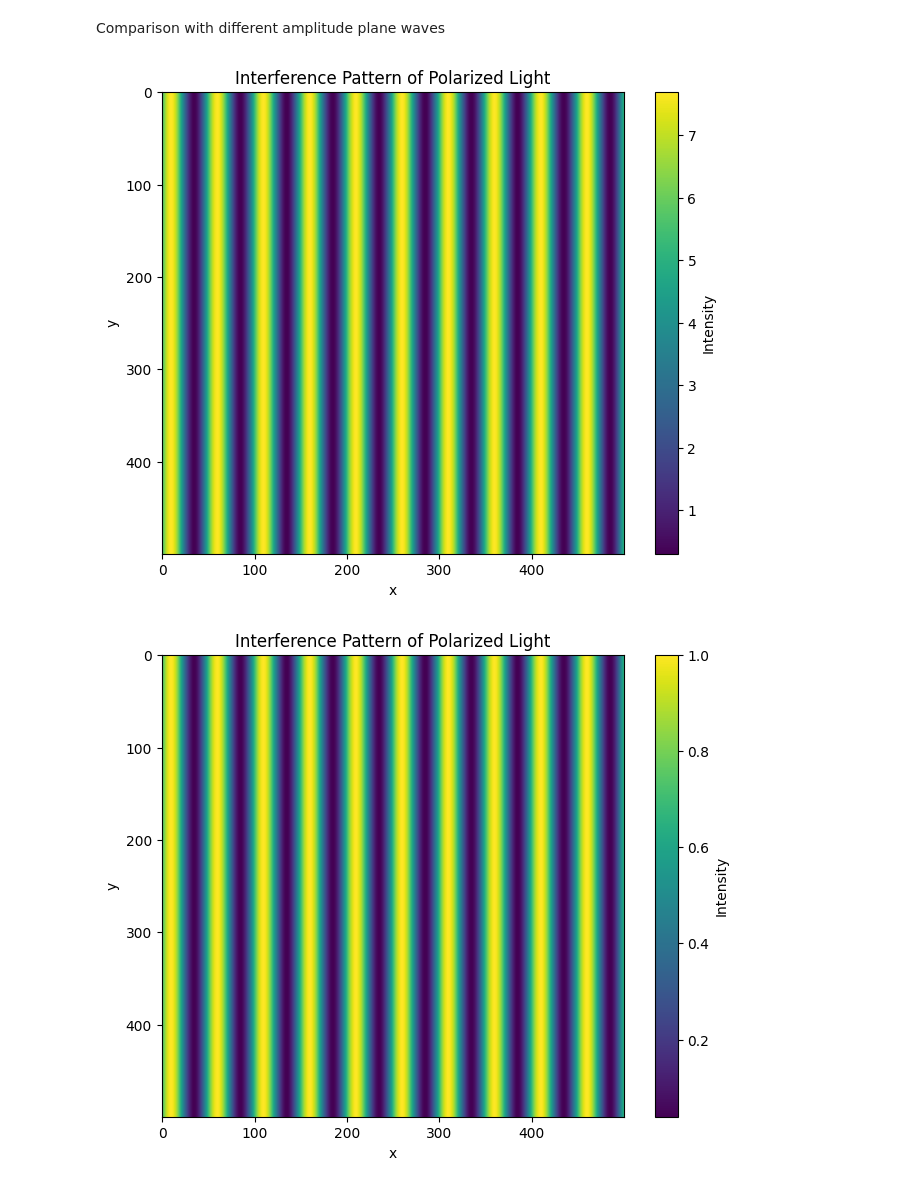
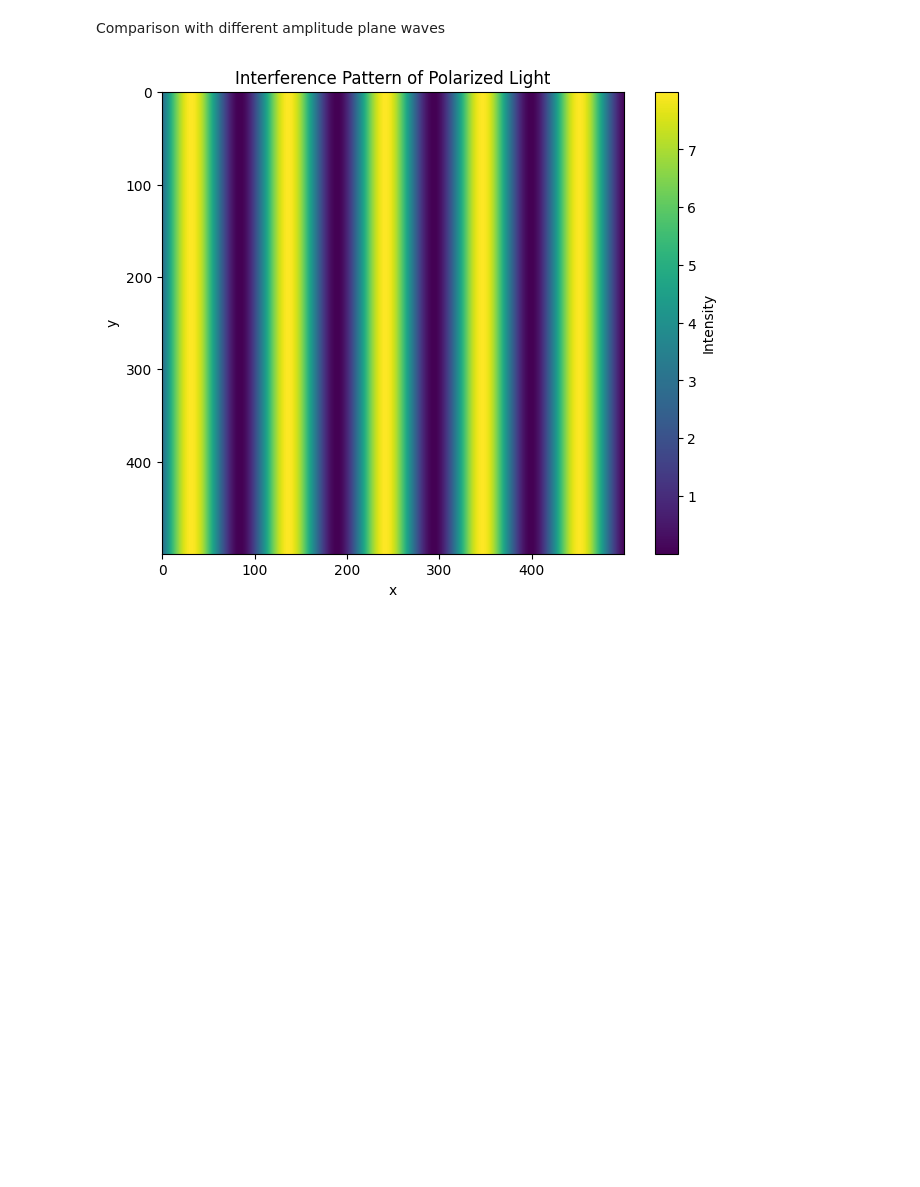
Before and after one commit to aguslzz/interference_polarization, a Jupyter notebook: main.ipynb, the cells around one changed output. Drawn from its saved outputs; the diff is of its cells as text; code cells hidden in the pictures; blank space fills up the shorter version.

```diff
--- a/main.ipynb
+++ b/main.ipynb
@@ -38,22 +38,22 @@ def wave_generator(type1, type2, lambda1, lambda2, z1, z2, X, Y):
     k2 = 2 * np.pi / lambda2
 
     if type1 == 'plane':
-        phase_E1 = k1 * X       #Travelling along X-axis by default
+        phase_E1 = k1 * X
     elif type1 == 'spherical':
         phase_E1 = k1 * np.sqrt(X**2 + Y**2 + z1**2)
 
     if type2 == 'plane':
-        phase_E2 = k2 * X       #Travelling along Y-axis by default
+        phase_E2 = k2 * X
     elif type2 == 'spherical':
         phase_E2 = k2 * np.sqrt(X**2 + Y**2 + z2**2)
 
     return phase_E1, phase_E2
 
 
-def Efield_generator(jvector1, jvector2, phase1, phase2):
+def Efield_generator(jvector1, jvector2, phase1, phase2, freq):
     Efield1 = np.array([
-        jvector1[0] * np.exp(1j * phase1),  # X-component of beam 1
-        jvector1[1] * np.exp(1j * phase1)   # Y-component of beam 1
+        jvector1[0] * np.exp(1j * (phase1 - 2*np.pi*freq)),  # X-component of beam 1
+        jvector1[1] * np.exp(1j * (phase1 - 2*np.pi*freq))   # Y-component of beam 1
     ])
 
     Efield2 = np.array([
@@ -65,26 +65,26 @@ def Efield_generator(jvector1, jvector2, phase1, phase2):
 # %%
 # Parameters for beam 1
 amp1 = 1
-phase_x1 = np.pi
-phase_y1 = np.pi/4
+phase_x1 = np.pi/6
+phase_y1 = np.pi/6
 
 # Parameters for beam 2
 amp2 = 1
-phase_x2 = np.pi/2
+phase_x2 = 0
 phase_y2 = 0
 
-amp3 = 1
+amp3 = 1/2
 amp4 = 1
 
 # Define spatial grid for interference pattern
-x = np.linspace(-15, 15, 500)   # x-coordinates
-y = np.linspace(-15, 15, 500)   # y-coordinates
+x = np.linspace(-10, 10, 500)   # x-coordinates
+y = np.linspace(-10, 10, 500)   # y-coordinates
 X, Y = np.meshgrid(x, y)
 
 
 # Define wave numbers for both beams
-wavelength1 =  0.75  #  μm wavelength
-wavelength2 = 0.6   # μm wavelength
+wavelength1 =  0.6  #  μm wavelength
+wavelength2 = 0.7   # μm wavelength
 z1 = 1     # distance from the source (for spherical wave interference pattern)
 z2 = 1    # distance from the source (for spherical wave interference pattern)
 # %%
@@ -103,7 +103,7 @@ phase_E1, phase_E2 = wave_generator(
 
 # Electric fields of the two beams at each (x, y) position
 E_field_1, E_field_2 = Efield_generator(
-    E1, E2, phase_E1, phase_E2
+    E1, E2, phase_E1, phase_E2, 0
 )
 # %%
 # Resultant field: sum of both fields
@@ -144,23 +144,14 @@ intensity_2 = intensity_2 / intensity_max
 # %%
 # Plot the resulting interference pattern
 plt.figure(figsize=(8, 6))
 plt.imshow(intensity, cmap='viridis')
 plt.colorbar(label='Intensity')
 plt.xlabel('x')
 plt.ylabel('y')
 plt.title('Interference Pattern of Polarized Light')
 plt.show()
-
-plt.figure(figsize=(8, 6))
-plt.imshow(intensity_2, cmap='viridis')
-plt.colorbar(label='Intensity')
-plt.xlabel('x')
-plt.ylabel('y')
-plt.title('Interference Pattern of Polarized Light')
-plt.show()
 # %% [output]
-[figure, old version]
+[figure, new version]
-[figure, removed]
 # %%
 fig, ax = plt.subplots()
 
```
Also changed, not shown: parts of 2 cells of this notebook.
